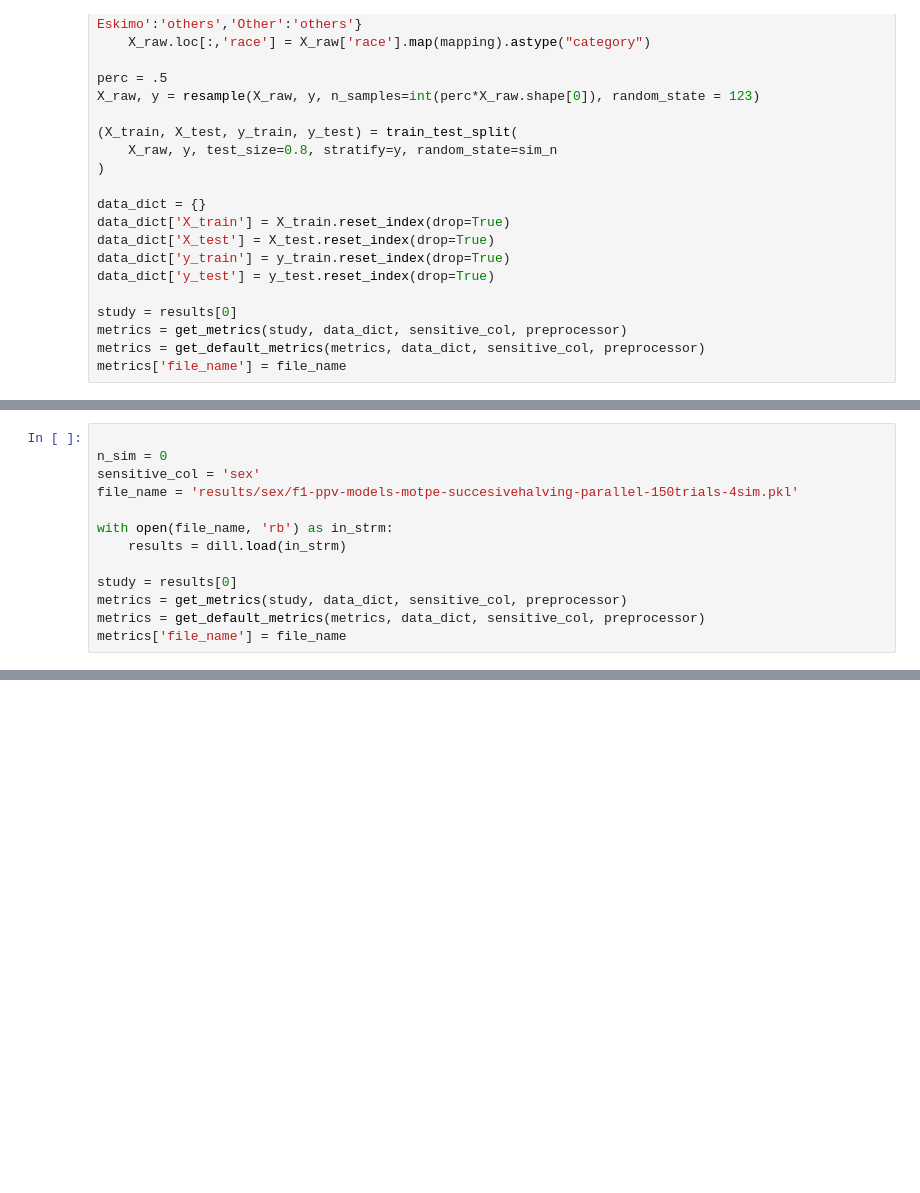
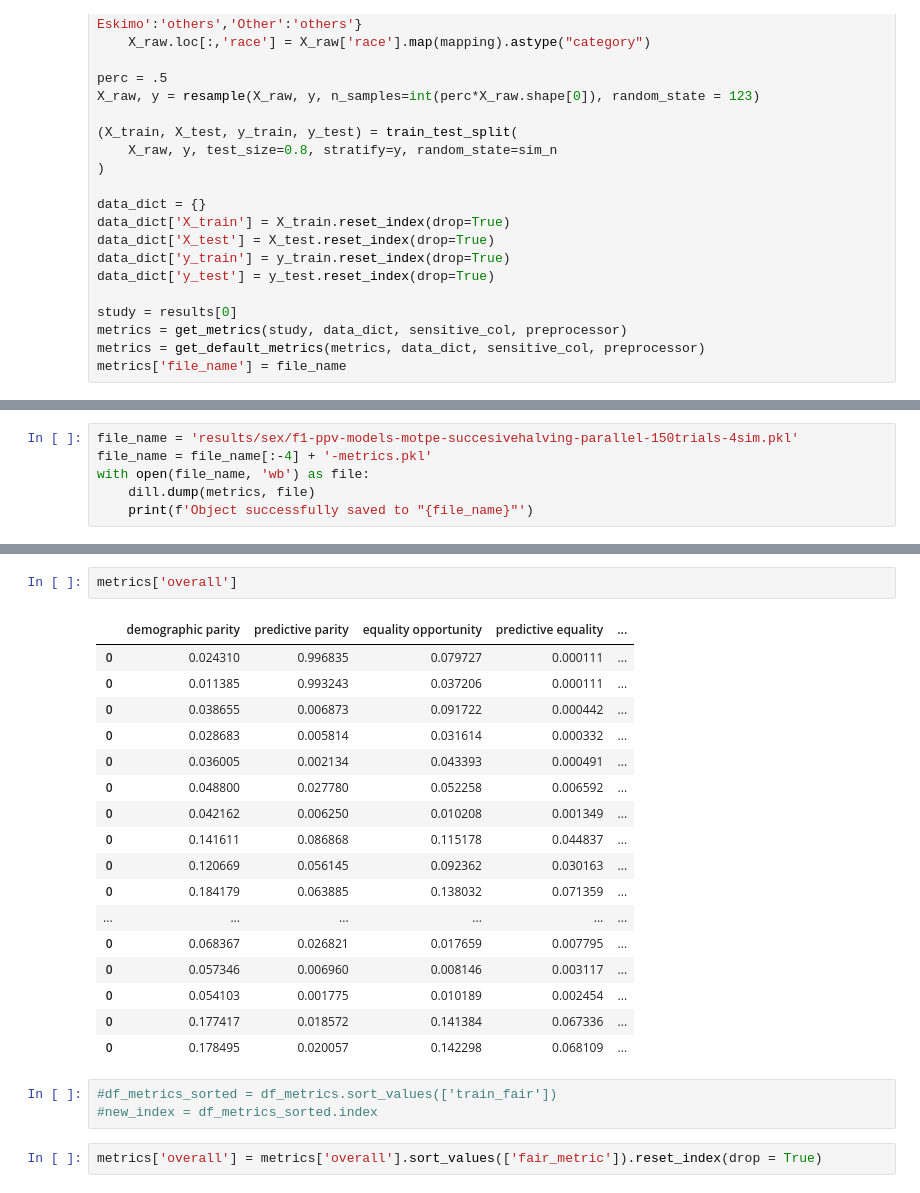
Before and after one commit to AzucenaMV/fairness, a Jupyter notebook: src/notebooks/ho_results_db.ipynb, the cells around one changed output, grey strips where cells are left out. Cells and saved outputs as stored; diff of their text form; blank space fills up the shorter version.

```diff
--- a/src/notebooks/ho_results_db.ipynb
+++ b/src/notebooks/ho_results_db.ipynb
@@ -223,13 +227,6 @@ def get_metrics(study, data_dict, sensitive_col, preprocessor):
 # %%
-
-n_sim = 0
-sensitive_col = 'sex'
 file_name = 'results/sex/f1-ppv-models-motpe-succesivehalving-parallel-150trials-4sim.pkl'
-
-with open(file_name, 'rb') as in_strm:
-    results = dill.load(in_strm)
-
-study = results[0]
-metrics = get_metrics(study, data_dict, sensitive_col, preprocessor)
-metrics = get_default_metrics(metrics, data_dict, sensitive_col, preprocessor)
-metrics['file_name'] = file_name
+file_name = file_name[:-4] + '-metrics.pkl'
+with open(file_name, 'wb') as file:
+    dill.dump(metrics, file)
+    print(f'Object successfully saved to "{file_name}"')
@@ -235,0 +248,25 @@ metrics['file_name'] = file_name
+# %%
+metrics['overall']
+# %% [output]
+|  | demographic parity | predictive parity | equality opportunity | predictive equality | ... |
+| 0 | 0.024310 | 0.996835 | 0.079727 | 0.000111 | ... |
+| 0 | 0.011385 | 0.993243 | 0.037206 | 0.000111 | ... |
+| 0 | 0.038655 | 0.006873 | 0.091722 | 0.000442 | ... |
+| 0 | 0.028683 | 0.005814 | 0.031614 | 0.000332 | ... |
+| 0 | 0.036005 | 0.002134 | 0.043393 | 0.000491 | ... |
+| 0 | 0.048800 | 0.027780 | 0.052258 | 0.006592 | ... |
+| 0 | 0.042162 | 0.006250 | 0.010208 | 0.001349 | ... |
+| 0 | 0.141611 | 0.086868 | 0.115178 | 0.044837 | ... |
+| 0 | 0.120669 | 0.056145 | 0.092362 | 0.030163 | ... |
+| 0 | 0.184179 | 0.063885 | 0.138032 | 0.071359 | ... |
+| ... | ... | ... | ... | ... | ... |
+| 0 | 0.068367 | 0.026821 | 0.017659 | 0.007795 | ... |
+| 0 | 0.057346 | 0.006960 | 0.008146 | 0.003117 | ... |
+| 0 | 0.054103 | 0.001775 | 0.010189 | 0.002454 | ... |
+| 0 | 0.177417 | 0.018572 | 0.141384 | 0.067336 | ... |
+| 0 | 0.178495 | 0.020057 | 0.142298 | 0.068109 | ... |
+# %%
+#df_metrics_sorted = df_metrics.sort_values(['train_fair'])
+#new_index = df_metrics_sorted.index
+# %%
+metrics['overall'] = metrics['overall'].sort_values(['fair_metric']).reset_index(drop = True)
```
Also changed, not shown: parts of 16 cells of this notebook, 6 other files.
